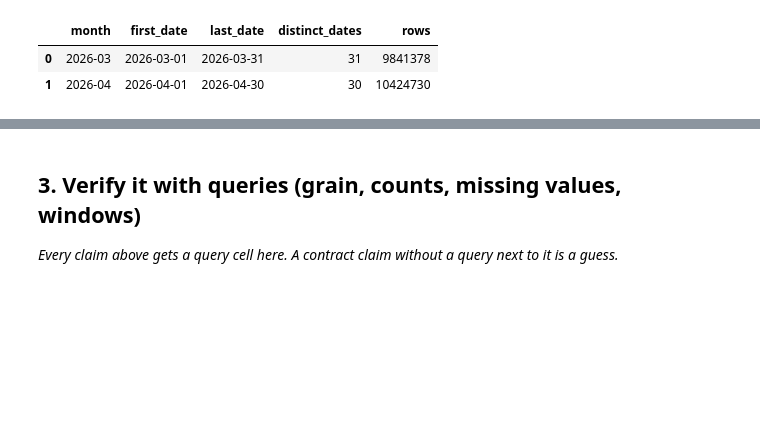
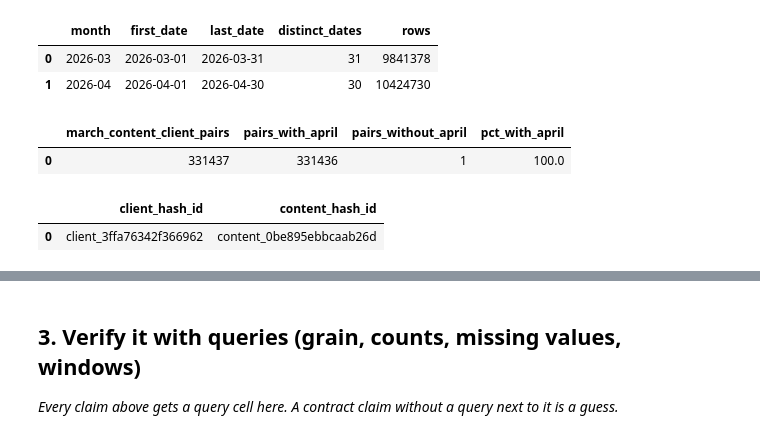
Before and after one commit to lakeshkumarkhatri/flyrank-ml, a Jupyter notebook: work/notebooks/w03_data_contract.ipynb, the cells around one changed output, grey strips where cells are left out. Saved outputs shown, nothing was run; the diff lists cells and outputs as text; code cells hidden in the pictures; blank space fills up the shorter version.

```diff
--- a/work/notebooks/w03_data_contract.ipynb
+++ b/work/notebooks/w03_data_contract.ipynb
@@ -114,3 +125,79 @@ window_check
 |  | month | first_date | last_date | distinct_dates | rows |
 | 0 | 2026-03 | 2026-03-01 | 2026-03-31 | 31 | 9841378 |
 | 1 | 2026-04 | 2026-04-01 | 2026-04-30 | 30 | 10424730 |
+# %%
+overlap_check = con.sql(f"""
+    WITH march AS (
+        SELECT DISTINCT
+            client_hash_id,
+            content_hash_id
+        FROM read_parquet(
+            '{rel}/fact_content_daily_performance/**/*.parquet'
+        )
+        WHERE month = '2026-03'
+    ),
+
+    april AS (
+        SELECT DISTINCT
+            client_hash_id,
+            content_hash_id
+        FROM read_parquet(
+            '{rel}/fact_content_daily_performance/**/*.parquet'
+        )
+        WHERE month = '2026-04'
+    )
+
+    SELECT
+        COUNT(*) AS march_content_client_pairs,
+        COUNT(april.content_hash_id) AS pairs_with_april,
+        COUNT(*) - COUNT(april.content_hash_id) AS pairs_without_april,
+        ROUND(
+            100.0 * COUNT(april.content_hash_id) / COUNT(*),
+            2
+        ) AS pct_with_april
+    FROM march
+    LEFT JOIN april
+        ON march.client_hash_id = april.client_hash_id
+        AND march.content_hash_id = april.content_hash_id
+""").df()
+
+overlap_check
+# %% [output]
+|  | march_content_client_pairs | pairs_with_april | pairs_without_april | pct_with_april |
+| 0 | 331437 | 331436 | 1 | 100.0 |
+# %%
+missing_pair = con.sql(f"""
+    WITH march AS (
+        SELECT DISTINCT
+            client_hash_id,
+            content_hash_id
+        FROM read_parquet(
+            '{rel}/fact_content_daily_performance/**/*.parquet'
+        )
+        WHERE month = '2026-03'
+    ),
+
+    april AS (
+        SELECT DISTINCT
+            client_hash_id,
+            content_hash_id
+        FROM read_parquet(
+            '{rel}/fact_content_daily_performance/**/*.parquet'
+        )
+        WHERE month = '2026-04'
+    )
+
+    SELECT
+        march.client_hash_id,
+        march.content_hash_id
+    FROM march
+    LEFT JOIN april
+        ON march.client_hash_id = april.client_hash_id
+        AND march.content_hash_id = april.content_hash_id
+    WHERE april.content_hash_id IS NULL
+""").df()
+
+missing_pair
+# %% [output]
+|  | client_hash_id | content_hash_id |
+| 0 | client_3ffa76342f366962 | content_0be895ebbcaab26d |
```
Also changed, not shown: parts of 6 cells of this notebook.
